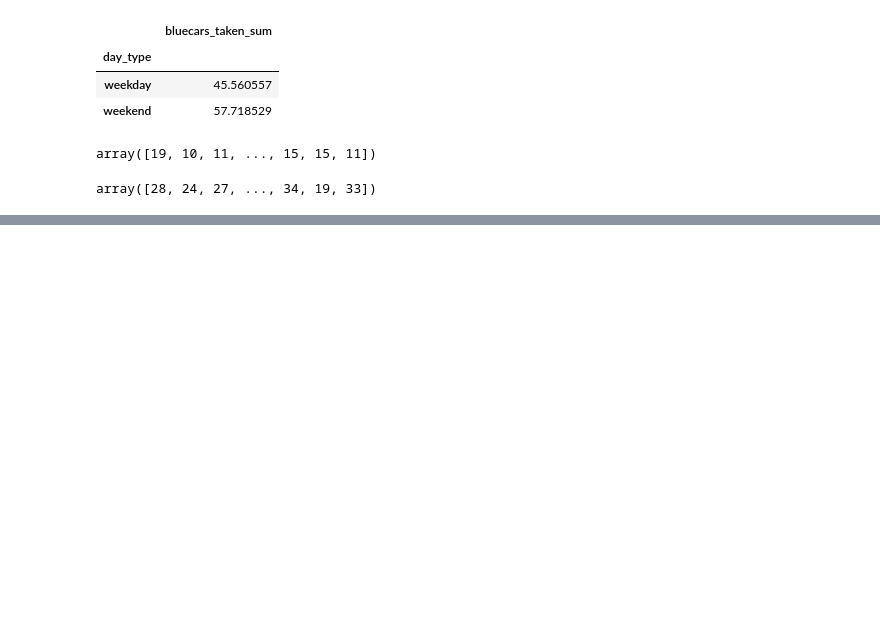
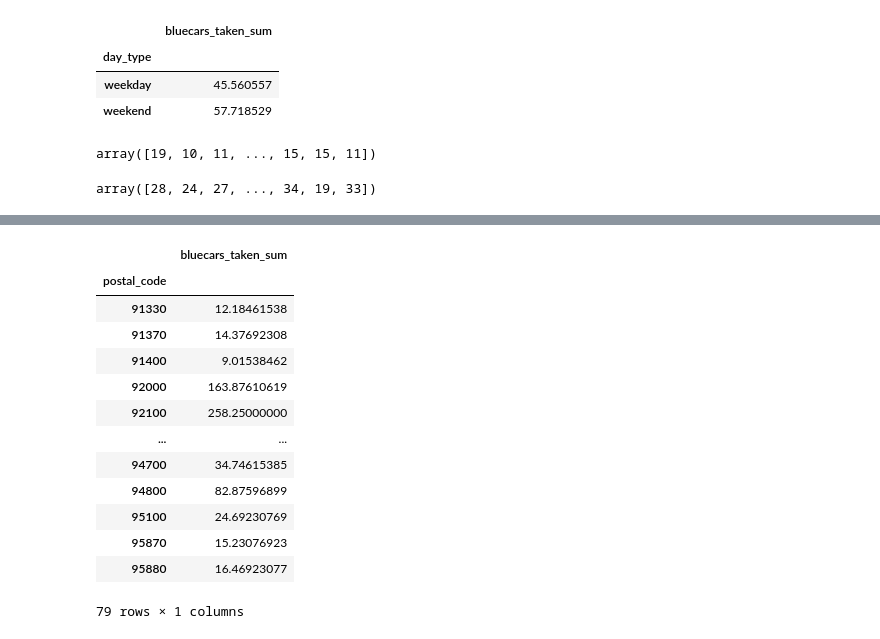
Before and after one commit to martha-irungu/WK4_CORE_IP, a Jupyter notebook: WK4_IP_Core_Martha_Irungu.ipynb, the cells around one changed output, grey strips where cells are left out. Saved outputs shown, nothing was run; the diff lists cells and outputs as text; code cells hidden in the pictures; blank space fills up the shorter version.

```diff
--- a/WK4_IP_Core_Martha_Irungu.ipynb
+++ b/WK4_IP_Core_Martha_Irungu.ipynb
@@ -545,0 +524,12 @@ The P-value is 0.0024288, this is less than our alpha which is 0.05, in this cas
+# %%
+#calculating p value
+zscore=-12.37000
+pval = stats.norm.cdf(zscore)
+print(pval)
+pd.options.display.float_format='{:.8f}'.format
+
+#alpha of 0.05
+if pval < 0.05:
+  print('Reject null hypothesis')
+else:
+  print('Fail to reject hypothesis')
@@ -545,0 +547,22 @@ The P-value is 0.0024288, this is less than our alpha which is 0.05, in this cas
+# %%
+#Getting the population mean for Blue cars taken from postal code 92100 is greater than those taken form postal code 91330
+
+pd.pivot_table(df_out,index=['postal_code'],values='bluecars_taken_sum',aggfunc='mean')
+
+# mean of blue cars taken from postal code 91330 	12.18461538
+#mean of blue cars taken from postal code 92100 weekend	258.2
+# %% [output]
+|  | bluecars_taken_sum |
+| postal_code |  |
+| 91330 | 12.18461538 |
+| 91370 | 14.37692308 |
+| 91400 | 9.01538462 |
+| 92000 | 163.87610619 |
+| 92100 | 258.25000000 |
+| ... | ... |
+| 94700 | 34.74615385 |
+| 94800 | 82.87596899 |
+| 95100 | 24.69230769 |
+| 95870 | 15.23076923 |
+| 95880 | 16.46923077 |
+79 rows × 1 columns
```
Also changed, not shown: parts of 31 cells of this notebook.
